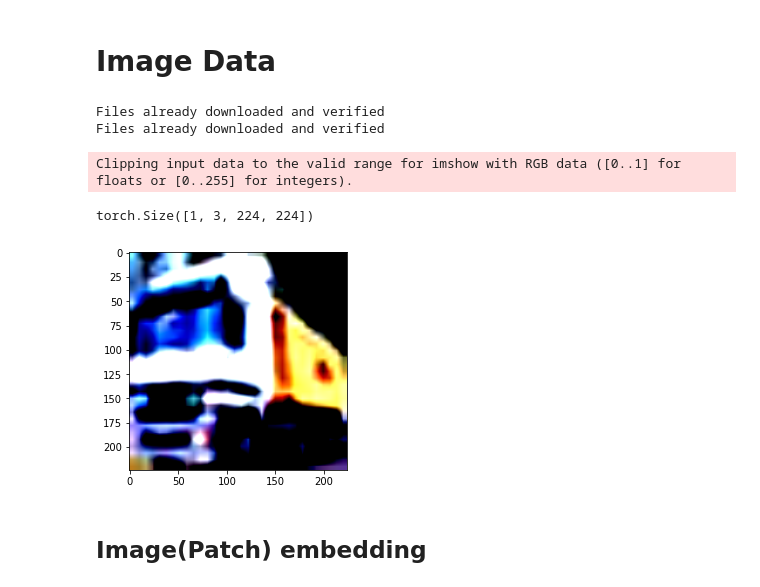
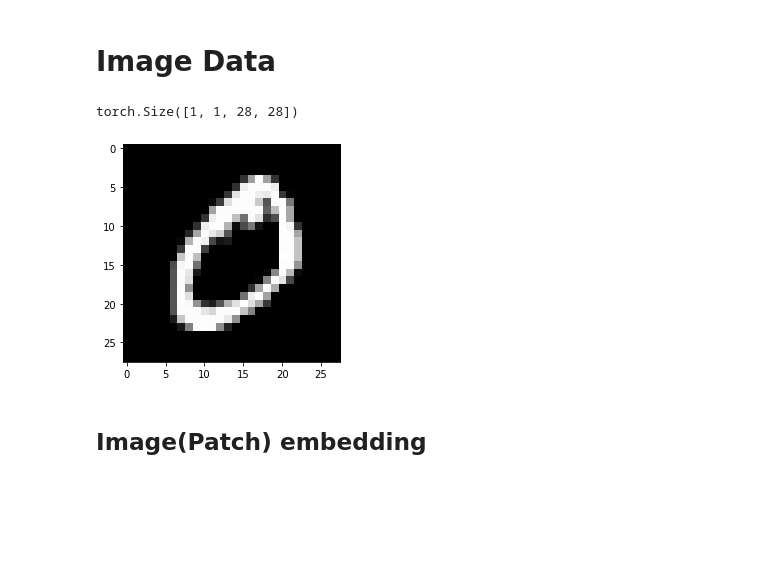
Before and after one commit to gimme1dollar/toy_vision_transformer, a Jupyter notebook: ViT.ipynb, the cells around one changed output. Drawn from its saved outputs; the diff is of its cells as text; code cells hidden in the pictures; blank space fills up the shorter version.

```diff
--- a/ViT.ipynb
+++ b/ViT.ipynb
@@ -62,26 +43,20 @@ Requirement already satisfied: python-dateutil<3.0.0,>=2.1 in /usr/local/lib/pyt
 # Image Data
 # %%
 transform = T.Compose([
-                T.ToTensor(),
-                T.Normalize((0.4914, 0.4822, 0.4465), (0.2023, 0.1994, 0.2010)),
-                T.Resize((224, 224))
+                T.ToTensor()
             ])
 
-cifar10_train = dset.CIFAR10('dataset', train=True, download=True, transform=transform)
-cifar10_test = dset.CIFAR10('dataset', train=False, download=True, transform=transform)
+dataset_train = dset.MNIST('dataset', train=True, download=True, transform=transform)
+dataset_test = dset.MNIST('dataset', train=False, download=True, transform=transform)
-# %% [output]
-Files already downloaded and verified
-Files already downloaded and verified
 # %%
-x = cifar10_train[1][0]
+x = dataset_train[1][0]
 
-plt.imshow( x.permute(1, 2, 0) )
+plt.imshow( x[0], cmap='gray' )
 x = x.unsqueeze(0) # add batch dim
 x.size()
 # %% [output]
-Clipping input data to the valid range for imshow with RGB data ([0..1] for floats or [0..255] for integers).
+torch.Size([1, 1, 28, 28])
-torch.Size([1, 3, 224, 224])
-[figure, old version]
+[figure, new version]
 # %% [markdown]
 ## Image(Patch) embedding
 # %% [markdown]
```
Also changed, not shown: parts of 10 cells of this notebook.
